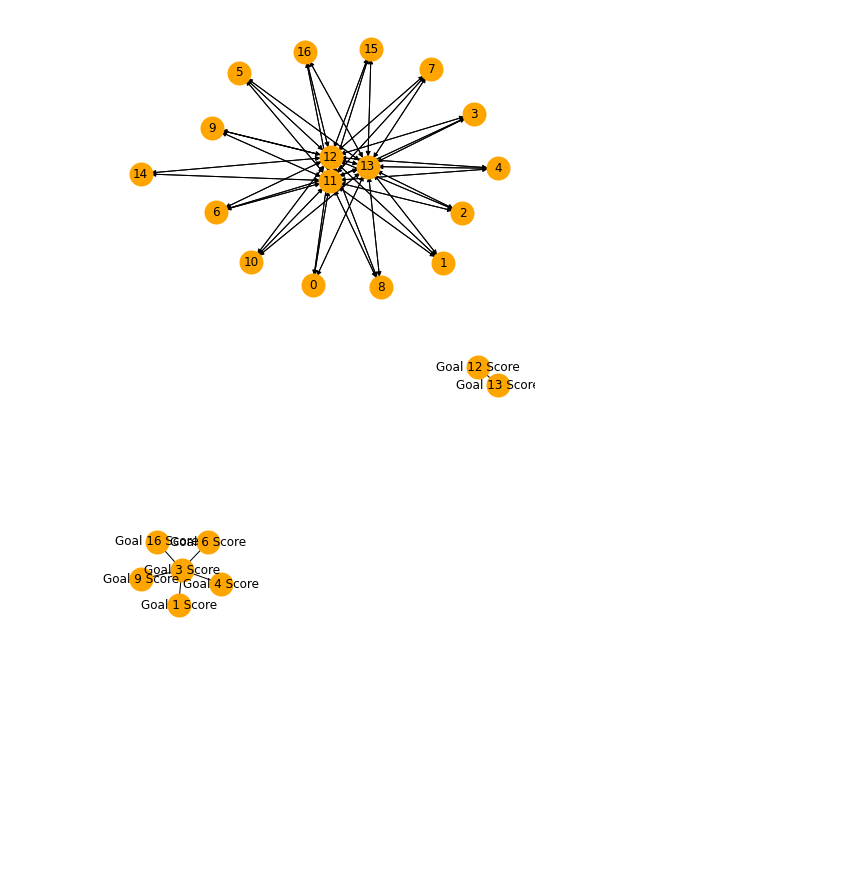
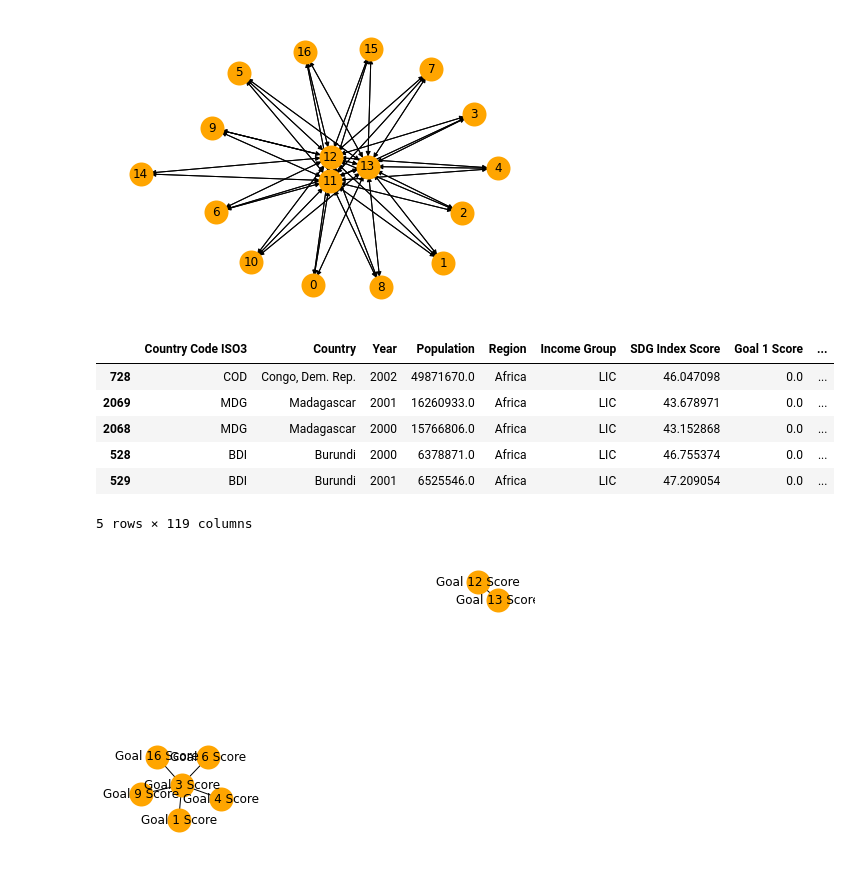
Before and after one commit to ericssimpson/sustainable-development-modeling, a Jupyter notebook: sdg_analysis.ipynb, the cells around one changed output. Cells and saved outputs as stored; diff of their text form; code cells hidden in the pictures; blank space fills up the shorter version.

```diff
--- a/sdg_analysis.ipynb
+++ b/sdg_analysis.ipynb
@@ -90,6 +90,17 @@ graph = graph.to_networkx()
 nx.draw(graph, with_labels=True, node_color='orange', node_size=400, edge_color='black', linewidths=4, font_size=12, pos=nx.spring_layout(graph, k=0.15, weight='value', iterations=50))
 # %% [output]
 [figure]
+# %%
+sdg_1_2 = sdg_data.sort_values(by=['Goal 1 Score'], ascending=True)
+sdg_1_2.head()
+# %% [output]
+|  | Country Code ISO3 | Country | Year | Population | Region | Income Group | SDG Index Score | Goal 1 Score | ... |
+| 728 | COD | Congo, Dem. Rep. | 2002 | 49871670.0 | Africa | LIC | 46.047098 | 0.0 | ... |
+| 2069 | MDG | Madagascar | 2001 | 16260933.0 | Africa | LIC | 43.678971 | 0.0 | ... |
+| 2068 | MDG | Madagascar | 2000 | 15766806.0 | Africa | LIC | 43.152868 | 0.0 | ... |
+| 528 | BDI | Burundi | 2000 | 6378871.0 | Africa | LIC | 46.755374 | 0.0 | ... |
+| 529 | BDI | Burundi | 2001 | 6525546.0 | Africa | LIC | 47.209054 | 0.0 | ... |
+5 rows × 119 columns
 # %%
 target_1 = sdg_goals_list[5]
 target_2 = sdg_goals_list[15]
```
